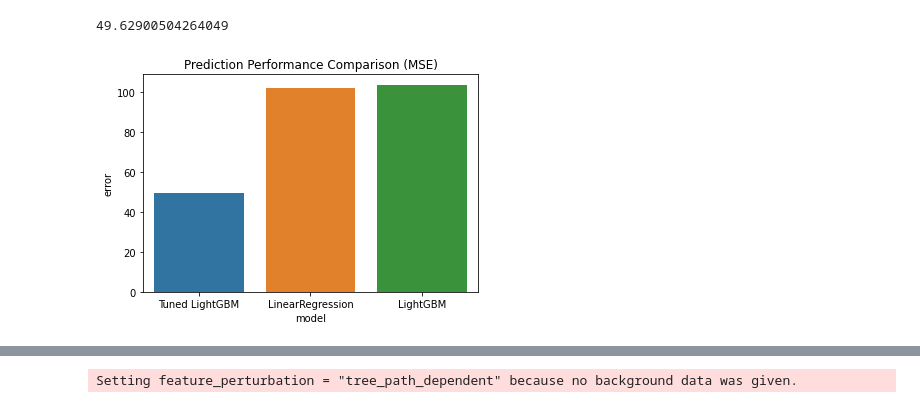
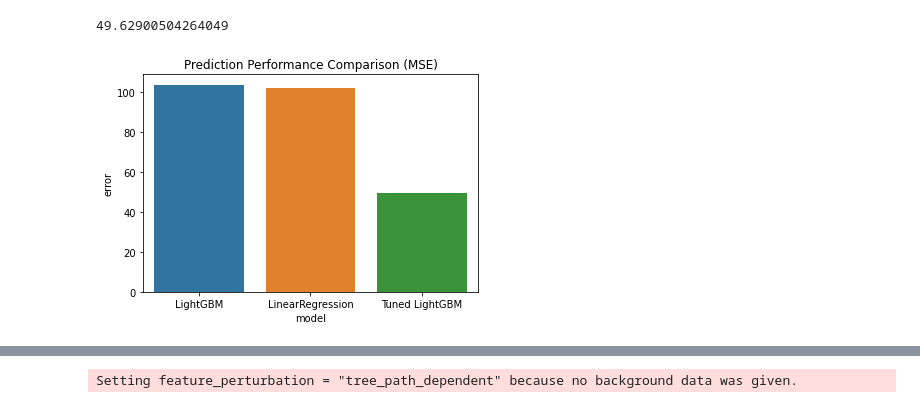
Before and after one commit to ADS-Group-15/eu-productivity-modeling, a Jupyter notebook: notebooks/models.ipynb, the cells around one changed output, grey strips where cells are left out. Drawn from its saved outputs; the diff is of its cells as text; code cells hidden in the pictures.

```diff
--- a/notebooks/models.ipynb
+++ b/notebooks/models.ipynb
@@ -361,19 +355,19 @@ error
 # %%
 rows = []
 rows.append({
     'model': 'LinearRegression',
     'error': mean_squared_error(y_test, lr.predict(x_test)),
 })
 rows.append({
     'model': 'LightGBM',
     'error': mean_squared_error(y_test, gbm.predict(x_test)),
 })
 rows.append({
     'model': 'Tuned LightGBM',
     'error': mean_squared_error(y_test, tuned_gbm.predict(x_test)),
 })
-result = pd.DataFrame(rows).sort_values('error', ascending=True)
+result = pd.DataFrame(rows).sort_values('error', ascending=False)
 sns.barplot(data=result, x='model', y='error').set_title('Prediction Performance Comparison (MSE)')
 plt.show()
 # %% [output]
-[figure, old version]
+[figure, new version]
```
Also changed, not shown: parts of 10 cells of this notebook.
